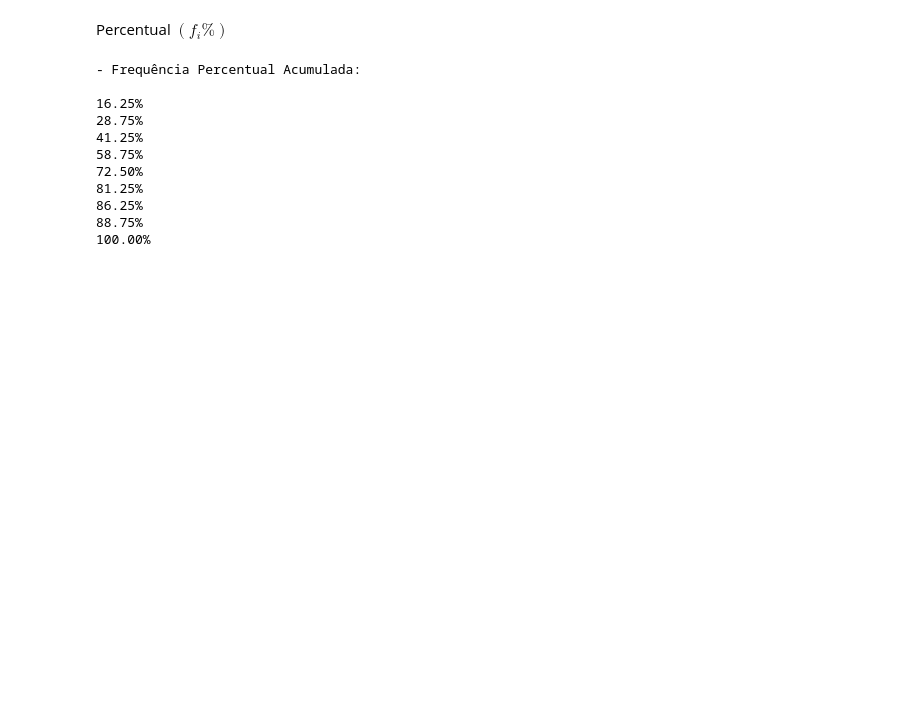
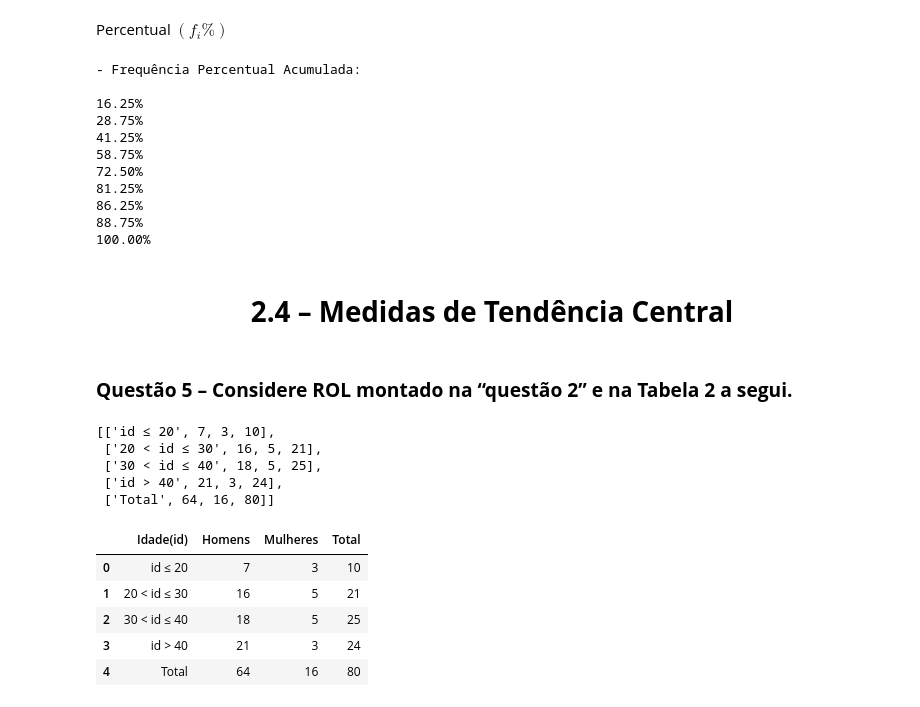
Before and after one commit to Oseiasdfarias/ProbabilidadeProcessosEstocarticos, a Jupyter notebook: lista_unidade_2.ipynb, the cells around one changed output. Drawn from its saved outputs; the diff is of its cells as text; code cells hidden in the pictures; blank space fills up the shorter version.

```diff
--- a/lista_unidade_2.ipynb
+++ b/lista_unidade_2.ipynb
@@ -527,3 +528,31 @@ for i in freq_perc_ac[0]:
 86.25%
 88.75%
 100.00%
+# %% [markdown]
+# <center>**2.4 – Medidas de Tendência Central**</center>
+# %% [markdown]
+### **Questão 5 – Considere ROL montado na “questão 2” e na Tabela 2 a segui.**
+# %%
+tab_2 = [["id ≤ 20", 7, 3, 10],
+         ["20 < id ≤ 30", 16, 5, 21],
+         ["30 < id ≤ 40", 18, 5, 25],
+         ["id > 40", 21, 3, 24],
+         ["Total", 64, 16, 80]]
+
+tab_2
+# %% [output]
+[['id ≤ 20', 7, 3, 10],
+ ['20 < id ≤ 30', 16, 5, 21],
+ ['30 < id ≤ 40', 18, 5, 25],
+ ['id > 40', 21, 3, 24],
+ ['Total', 64, 16, 80]]
+# %%
+tabela2 = pd.DataFrame(tab_2, columns = ['Idade(id)','Homens','Mulheres', 'Total'])
+tabela2.head()
+# %% [output]
+|  | Idade(id) | Homens | Mulheres | Total |
+| 0 | id ≤ 20 | 7 | 3 | 10 |
+| 1 | 20 < id ≤ 30 | 16 | 5 | 21 |
+| 2 | 30 < id ≤ 40 | 18 | 5 | 25 |
+| 3 | id > 40 | 21 | 3 | 24 |
+| 4 | Total | 64 | 16 | 80 |
```
Also changed, not shown: parts of 14 cells of this notebook.
